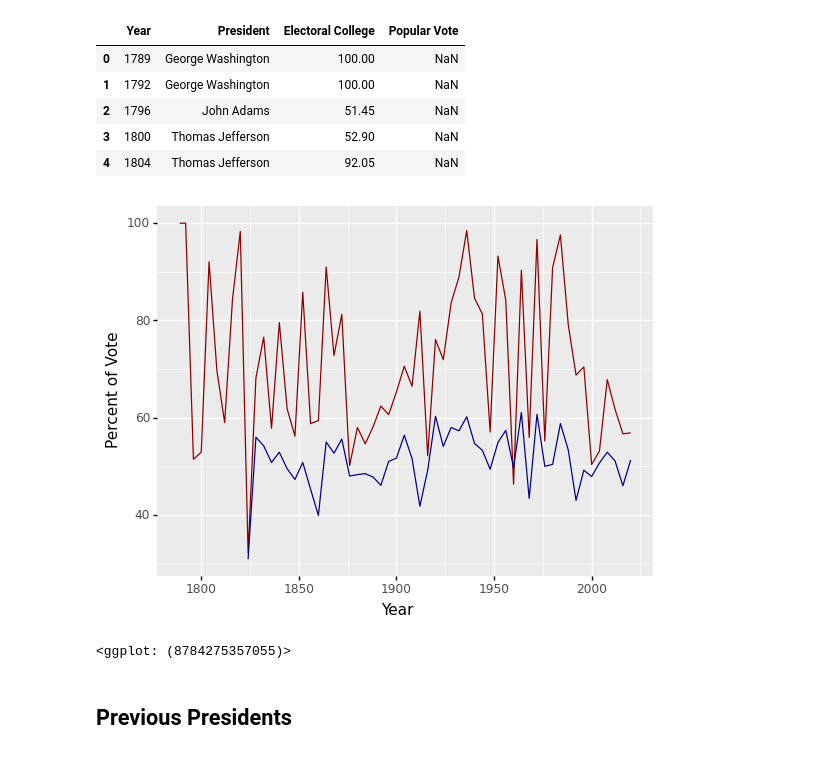
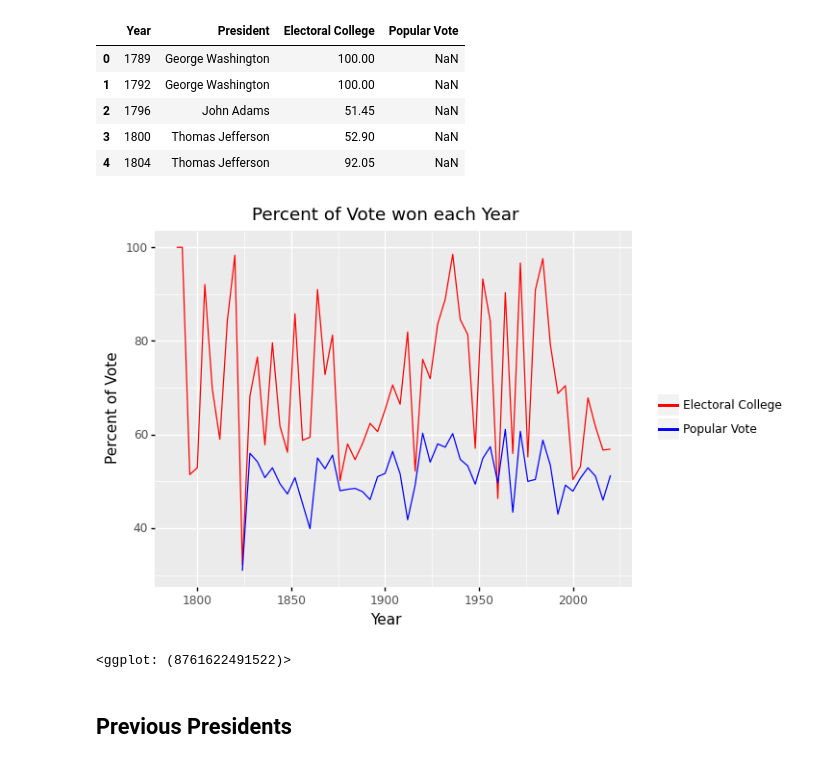
Before and after one commit to coletteyeager/PPOL564_FinalProject, a Jupyter notebook: Data/Data.ipynb, the cells around one changed output. Drawn from its saved outputs; the diff is of its cells as text; code cells hidden in the pictures.

```diff
--- a/Data/Data.ipynb
+++ b/Data/Data.ipynb
@@ -44,14 +45,15 @@ results.head()
 # %%
 # Visualize the data
 (
     ggplot(results, aes(x = "Year")) +
-    geom_line(aes(y = "Electoral College"), color = "darkred") +
-    geom_line(aes(y = "Popular Vote"), color="darkblue") +
-    labs(y = "Percent of Vote")
+    geom_line(aes(y = "Electoral College", color = '"red"')) +
+    geom_line(aes(y = "Popular Vote", color = "'blue'")) +
+    labs(y = "Percent of Vote", title = "Percent of Vote won each Year", color = "") +
+    scale_color_manual(values = ("red","blue"), labels = ("Electoral College", 'Popular Vote'))
 )
 # %% [output]
-[figure, old version]
+[figure, new version]
-<ggplot: (8784275357055)>
+<ggplot: (8761622491522)>
 # %% [markdown]
 ## Previous Presidents
 # %%
```
Also changed, not shown: parts of 11 cells of this notebook, 5 other files.
